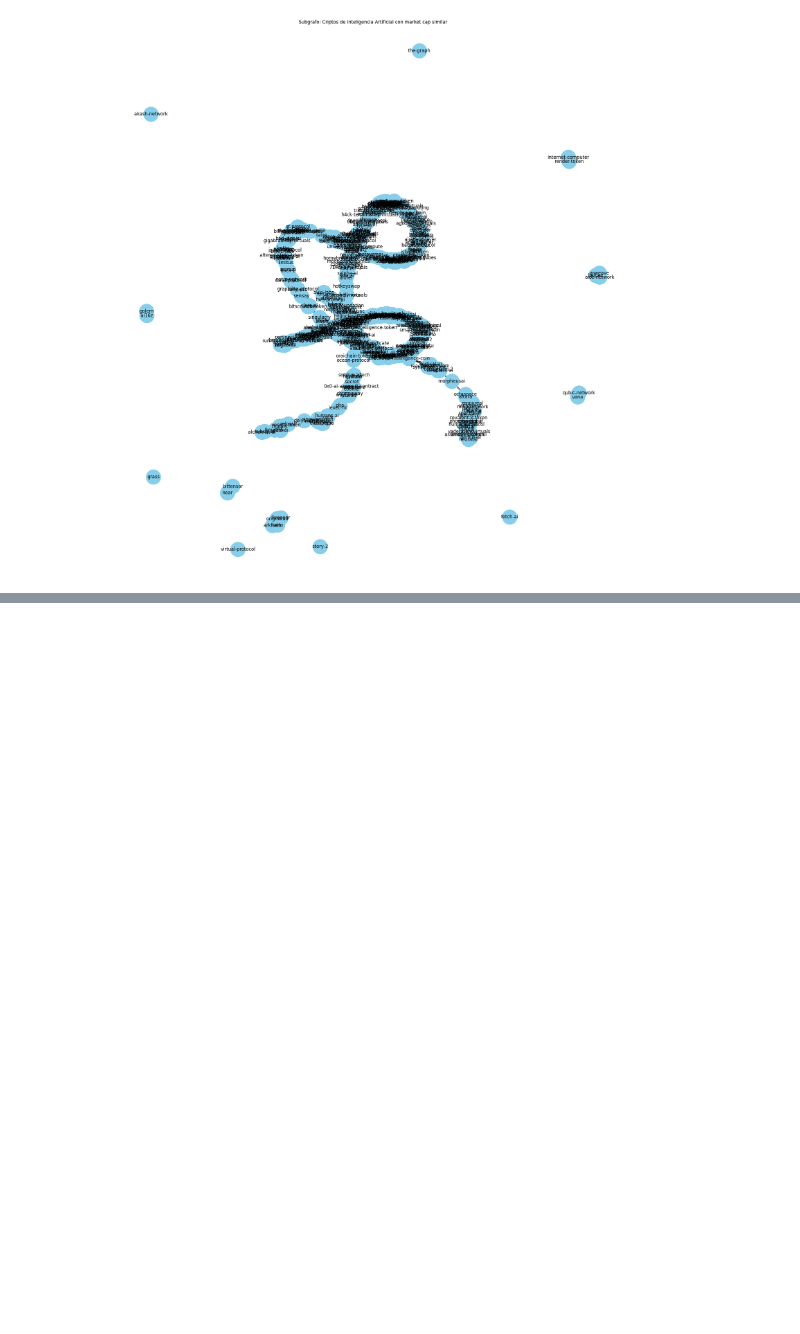
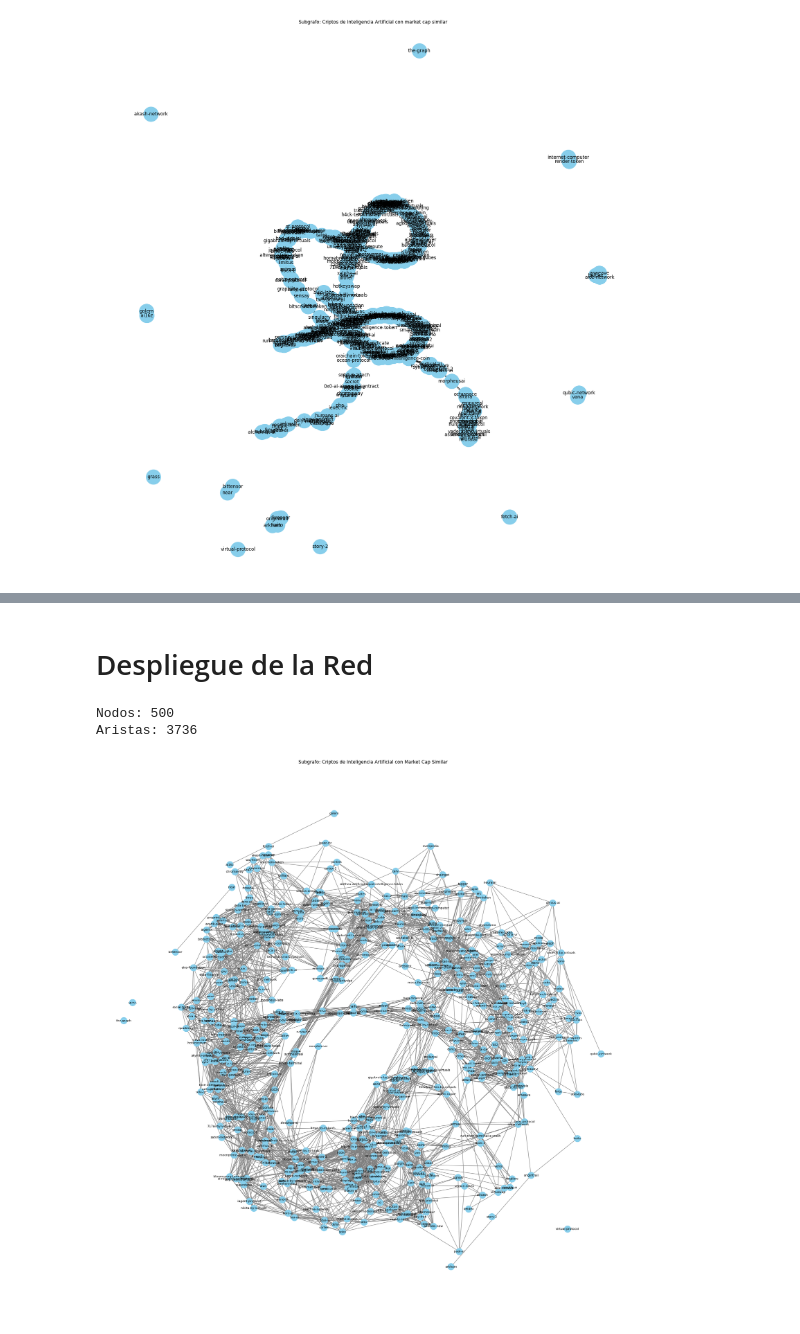
Before and after one commit to colrod1207/teoria-grafos-criptomonedas-pc2, a Jupyter notebook: src/modelo.ipynb, the cells around one changed output, grey strips where cells are left out. Cells and saved outputs as stored; diff of their text form; code cells hidden in the pictures; blank space fills up the shorter version.

Commit message:
feat: Despliegue de red

```diff
--- a/src/modelo.ipynb
+++ b/src/modelo.ipynb
@@ -61,0 +71,29 @@ plt.show()
+# %% [markdown]
+# Despliegue de la Red
+# %%
+plt.figure(figsize=(20, 20))
+
+print(f"Nodos: {len(subG.nodes())}")
+print(f"Aristas: {len(subG.edges())}")
+
+# Layout para una mejor distribución espacial
+pos = nx.spring_layout(subG, k=0.15, iterations=20)
+
+# Dibujo con etiquetas y mejores proporciones
+nx.draw(
+    subG, pos,
+    node_color='skyblue',
+    node_size=300,
+    edge_color='gray',
+    with_labels=True,
+    font_size=8
+)
+
+plt.title("Subgrafo: Criptos de Inteligencia Artificial con Market Cap Similar")
+plt.axis('off')  # Oculta ejes
+plt.tight_layout()
+plt.show()
+# %% [output]
+Nodos: 500
+Aristas: 3736
+[figure, added]
```
Also changed, not shown: parts of 2 cells of this notebook.
